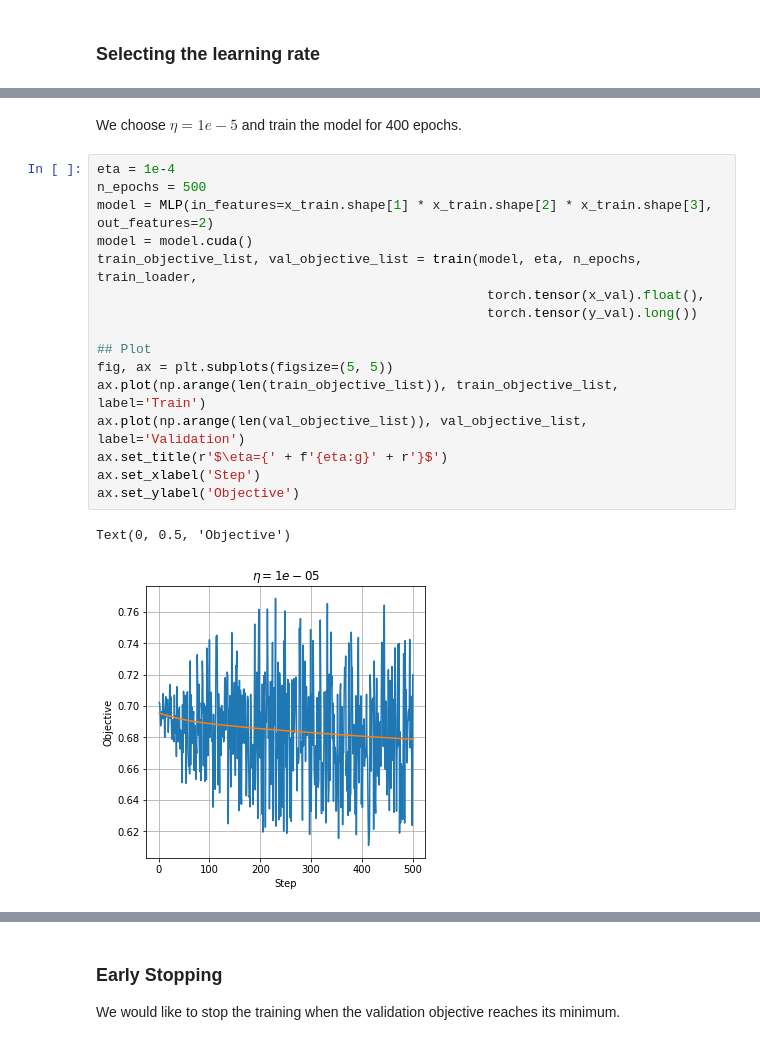
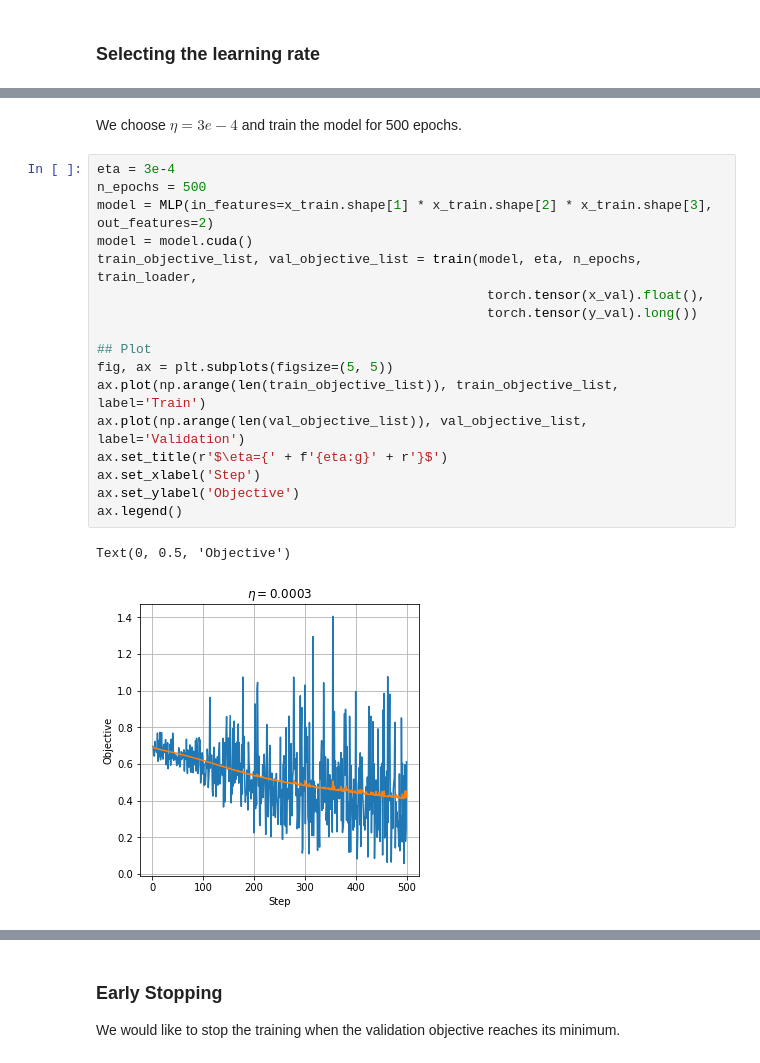
Before and after one commit to grotbard/eye_gender_classification, a Jupyter notebook: eye_gender_class.ipynb, the cells around one changed output, grey strips where cells are left out. Cells and saved outputs as stored; diff of their text form.

```diff
--- a/eye_gender_class.ipynb
+++ b/eye_gender_class.ipynb
@@ -446,21 +432,22 @@ fig.tight_layout()
 # %% [markdown]
-We choose $\eta=1e-5$ and train the model for 400 epochs.
+We choose $\eta=3e-4$ and train the model for 500 epochs.
 # %%
-eta = 1e-4
+eta = 3e-4
 n_epochs = 500
 model = MLP(in_features=x_train.shape[1] * x_train.shape[2] * x_train.shape[3], out_features=2)
 model = model.cuda()
 train_objective_list, val_objective_list = train(model, eta, n_epochs, train_loader,
                                                   torch.tensor(x_val).float(),
                                                   torch.tensor(y_val).long())
 
 ## Plot
 fig, ax = plt.subplots(figsize=(5, 5))
 ax.plot(np.arange(len(train_objective_list)), train_objective_list, label='Train')
 ax.plot(np.arange(len(val_objective_list)), val_objective_list, label='Validation')
 ax.set_title(r'$\eta={' + f'{eta:g}' + r'}$')
 ax.set_xlabel('Step')
 ax.set_ylabel('Objective')
+ax.legend()
 # %% [output]
 Text(0, 0.5, 'Objective')
-[figure, old version]
+[figure, new version]
```
Also changed, not shown: parts of 23 cells of this notebook.
